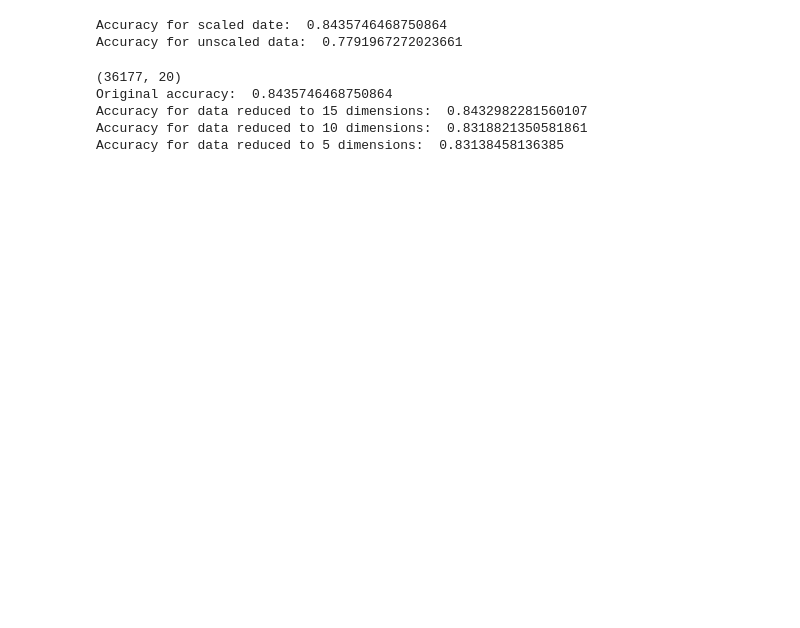
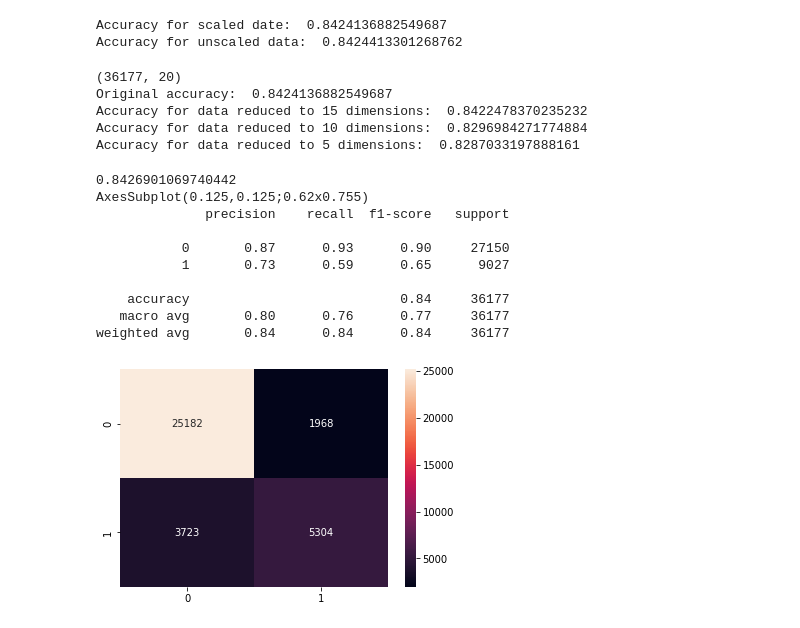
Before and after one commit to MattSchaefer24/machine-learning, a Jupyter notebook: Hyperparameter_tuning_LR.ipynb, the cells around one changed output. Saved outputs shown, nothing was run; the diff lists cells and outputs as text; code cells hidden in the pictures; blank space fills up the shorter version.

```diff
--- a/Hyperparameter_tuning_LR.ipynb
+++ b/Hyperparameter_tuning_LR.ipynb
@@ -189,7 +189,7 @@ Best: 0.843335 using {'C': 1000, 'penalty': 'l2', 'solver': 'newton-cg'}
 # %%
 #Testing results for optimal hyperparameter combination, with scaled vs unscaled data
 
-model = LogisticRegression(solver = 'saga', penalty='l1', C = 0.1)
+model = LogisticRegression(solver = grid_result.best_params_['solver'], penalty = grid_result.best_params_['penalty'], C = grid_result.best_params_['C'])
 
 model.fit(X_train_scaled, y_train)
 
@@ -203,15 +203,15 @@ train_acc = model.score(X_train, y_train)
 
 print('Accuracy for unscaled data: ', train_acc)
 # %% [output]
-Accuracy for scaled date:  0.8435746468750864
-Accuracy for unscaled data:  0.7791967272023661
+Accuracy for scaled date:  0.8424136882549687
+Accuracy for unscaled data:  0.8424413301268762
 # %%
 #Importing necessary libraries
 from sklearn.decomposition import PCA
 
 #Want to use datasets of different dimensions
 
-model = LogisticRegression(solver = 'saga', penalty='l1', C = 0.1)
+model = LogisticRegression(solver = grid_result.best_params_['solver'], penalty = grid_result.best_params_['penalty'], C = grid_result.best_params_['C'])
 
 model.fit(X_train_scaled, y_train)
 
@@ -244,11 +244,45 @@ print('Accuracy for data reduced to 10 dimensions: ', acc_10)
 print('Accuracy for data reduced to 5 dimensions: ', acc_5)
 # %% [output]
 (36177, 20)
-Original accuracy:  0.8435746468750864
-Accuracy for data reduced to 15 dimensions:  0.8432982281560107
-Accuracy for data reduced to 10 dimensions:  0.8318821350581861
-Accuracy for data reduced to 5 dimensions:  0.83138458136385
+Original accuracy:  0.8424136882549687
+Accuracy for data reduced to 15 dimensions:  0.8422478370235232
+Accuracy for data reduced to 10 dimensions:  0.8296984271774884
+Accuracy for data reduced to 5 dimensions:  0.8287033197888161
 # %%
 #From above, can see that the dimensionality reduction doesn't have much of an effect on overall accuracy
 #From results above, can see that errors are generated for many of the cases. This means that for that particular 'solver', convergence isn't acheived
 #Optimal set of hyperparameters is generated
+# %%
+#Getting final evaluation metrics for Logistic Regression
+from sklearn.model_selection import cross_val_predict
+from sklearn.metrics import classification_report, confusion_matrix, accuracy_score
+import seaborn as sns
+
+model = LogisticRegression(solver = grid_result.best_params_['solver'], penalty = grid_result.best_params_['penalty'], C = grid_result.best_params_['C'])
+
+#Fitting the optimal version of our model
+model.fit(X_train_scaled, y_train.ravel())
+
+#Getting predictions
+train_data_predictions = cross_val_predict(model, X_train, y_train.ravel(), cv=20)
+
+print(accuracy_score(y_train, train_data_predictions))
+
+#Getting confusion matrix
+confusion_matrix(y_train, train_data_predictions)
+classes_names = ['class 1','class 2','class 3', 'class 4']
+cm = pd.DataFrame(confusion_matrix(y_train, train_data_predictions))
+print(sns.heatmap(cm, annot=True, fmt='d'))
+print(classification_report(y_train, train_data_predictions))
+# %% [output]
+0.8426901069740442
+AxesSubplot(0.125,0.125;0.62x0.755)
+              precision    recall  f1-score   support
+
+           0       0.87      0.93      0.90     27150
+           1       0.73      0.59      0.65      9027
+
+    accuracy                           0.84     36177
+   macro avg       0.80      0.76      0.77     36177
+weighted avg       0.84      0.84      0.84     36177
+[figure, added]
```
Also changed, not shown: parts of 2 cells of this notebook, 3 other files.
